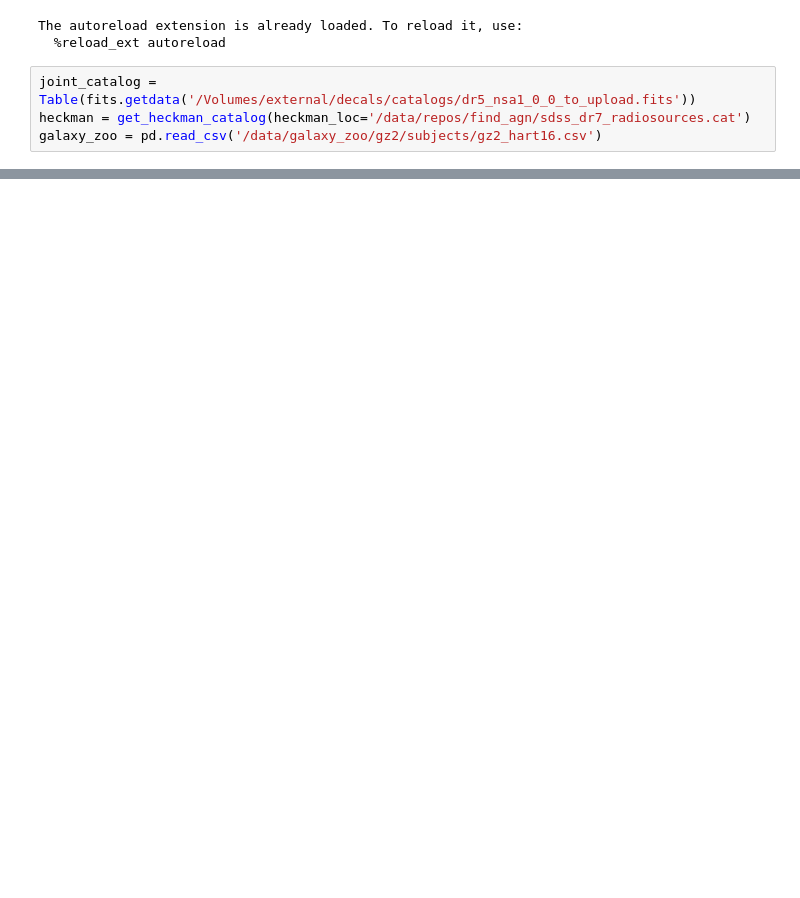
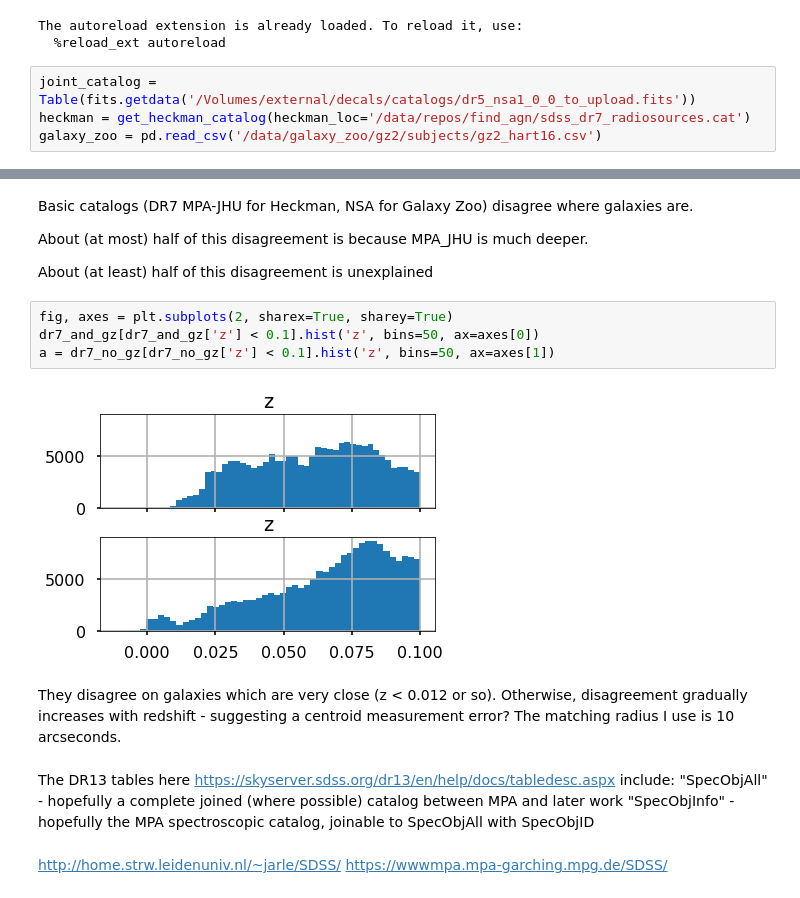
Before and after one commit to mwalmsley/find_agn, a Jupyter notebook: AGN v Bar MVP.ipynb, the cells around one changed output, grey strips where cells are left out. Cells and saved outputs as stored; diff of their text form; blank space fills up the shorter version.

```diff
--- a/AGN v Bar MVP.ipynb
+++ b/AGN v Bar MVP.ipynb
@@ -29,0 +150,21 @@ plot_overlaps(joint_catalog, heckman)
+# %% [markdown]
+Basic catalogs (DR7 MPA-JHU for Heckman, NSA for Galaxy Zoo) disagree where galaxies are.
+
+About (at most) half of this disagreement is because MPA_JHU is much deeper.
+
+About (at least) half of this disagreement is unexplained
+# %%
+fig, axes = plt.subplots(2, sharex=True, sharey=True)
+dr7_and_gz[dr7_and_gz['z'] < 0.1].hist('z', bins=50, ax=axes[0])
+a = dr7_no_gz[dr7_no_gz['z'] < 0.1].hist('z', bins=50, ax=axes[1])
+# %% [output]
+[figure, added]
+# %% [markdown]
+They disagree on galaxies which are very close (z < 0.012 or so). Otherwise, disagreement gradually increases with redshift - suggesting a centroid measurement error?  The matching radius I use is 10 arcseconds.
+# %% [markdown]
+The DR13 tables here https://skyserver.sdss.org/dr13/en/help/docs/tabledesc.aspx include:
+"SpecObjAll" - hopefully a complete joined (where possible) catalog between MPA and later work
+"SpecObjInfo" - hopefully the MPA spectroscopic catalog, joinable to SpecObjAll with SpecObjID
+# %% [markdown]
+http://home.strw.leidenuniv.nl/~jarle/SDSS/
+https://wwwmpa.mpa-garching.mpg.de/SDSS/
```
Also changed, not shown: parts of 27 cells of this notebook, 2 other files.
